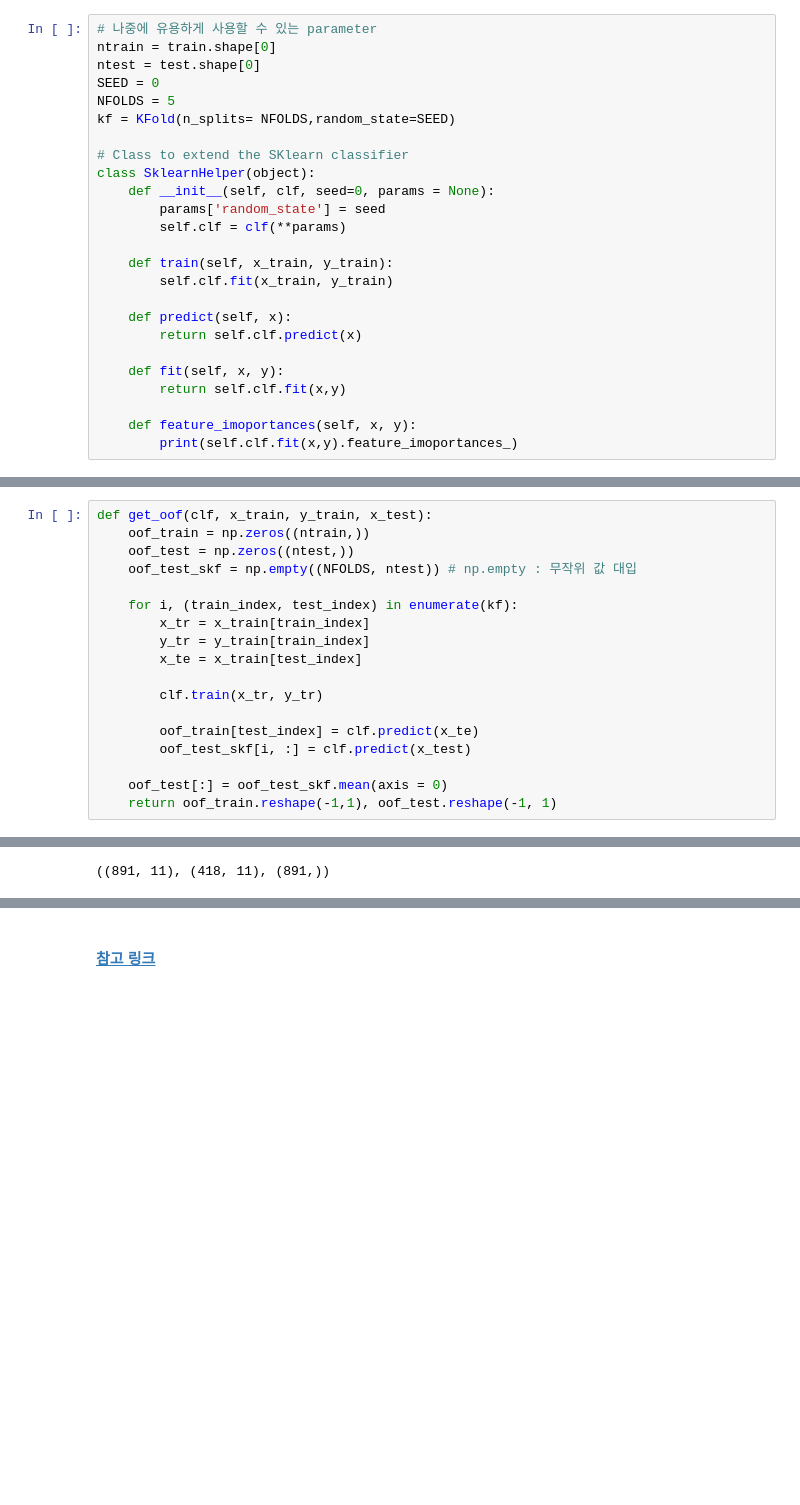
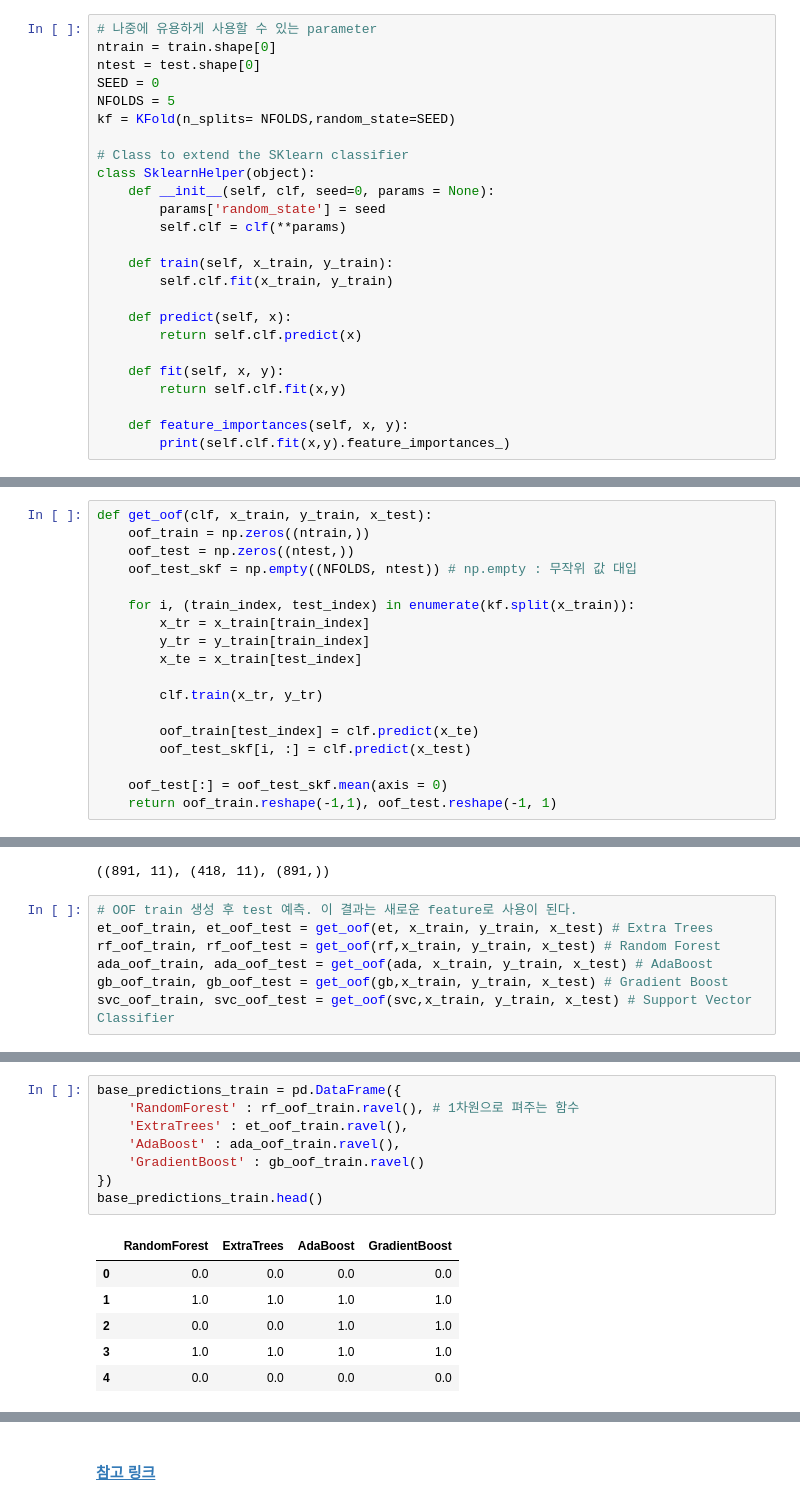
Before and after one commit to sunnight9507/Kaggle, a Jupyter notebook: Titanic/Introduction to Ensembling, Stacking in Python.ipynb, the cells around one changed output, grey strips where cells are left out. Cells and saved outputs as stored; diff of their text form; blank space fills up the shorter version.

```diff
--- a/Titanic/Introduction to Ensembling, Stacking in Python.ipynb
+++ b/Titanic/Introduction to Ensembling, Stacking in Python.ipynb
@@ -206,8 +206,8 @@ class SklearnHelper(object):
     def fit(self, x, y):
         return self.clf.fit(x,y)
 
-    def feature_imoportances(self, x, y):
-        print(self.clf.fit(x,y).feature_imoportances_)
+    def feature_importances(self, x, y):
+        print(self.clf.fit(x,y).feature_importances_)
 # %% [markdown]
 기본 분류기를 만들 때 Sklearn 라이브러리에만 있는 모델만 사용하고 이에 대한 클래스만 확장한다. 위 클래스는 분류기를 만들어주고 clf(원하는 분류기), seed, parameters(매개 변수)라는 변수들이 필요하다. Class 내의 함수들은 단순히 sklearn 분류기에 이미 존재하는 해당 함수를 호출하는 함수이다. 기본적으로 다양한 SKlearn 분류기를 확장하기 위해 wrapper 클래스를 만들어 동일한 코드를 반복해서 써야 하는 것을 줄일 수 있도록 했다.
 
@@ -220,7 +220,7 @@ def get_oof(clf, x_train, y_train, x_test):
     oof_test = np.zeros((ntest,))
     oof_test_skf = np.empty((NFOLDS, ntest)) # np.empty : 무작위 값 대입
 
-    for i, (train_index, test_index) in enumerate(kf):
+    for i, (train_index, test_index) in enumerate(kf.split(x_train)):
         x_tr = x_train[train_index]
         y_tr = y_train[train_index]
         x_te = x_train[test_index]
@@ -307,3 +307,10 @@ x_test = test.values
 (x_train.shape, x_test.shape, y_train.shape)
 # %% [output]
 ((891, 11), (418, 11), (891,))
+# %%
+# OOF train 생성 후 test 예측. 이 결과는 새로운 feature로 사용이 된다.
+et_oof_train, et_oof_test = get_oof(et, x_train, y_train, x_test) # Extra Trees
+rf_oof_train, rf_oof_test = get_oof(rf,x_train, y_train, x_test) # Random Forest
+ada_oof_train, ada_oof_test = get_oof(ada, x_train, y_train, x_test) # AdaBoost
+gb_oof_train, gb_oof_test = get_oof(gb,x_train, y_train, x_test) # Gradient Boost
+svc_oof_train, svc_oof_test = get_oof(svc,x_train, y_train, x_test) # Support Vector Classifier
@@ -309,0 +570,15 @@ x_test = test.values
+# %%
+base_predictions_train = pd.DataFrame({
+    'RandomForest' : rf_oof_train.ravel(), # 1차원으로 펴주는 함수
+    'ExtraTrees' : et_oof_train.ravel(),
+    'AdaBoost' : ada_oof_train.ravel(),
+    'GradientBoost' : gb_oof_train.ravel()
+})
+base_predictions_train.head()
+# %% [output]
+|  | RandomForest | ExtraTrees | AdaBoost | GradientBoost |
+| 0 | 0.0 | 0.0 | 0.0 | 0.0 |
+| 1 | 1.0 | 1.0 | 1.0 | 1.0 |
+| 2 | 0.0 | 0.0 | 1.0 | 1.0 |
+| 3 | 1.0 | 1.0 | 1.0 | 1.0 |
+| 4 | 0.0 | 0.0 | 0.0 | 0.0 |
```
Also changed, not shown: parts of 18 cells of this notebook.
